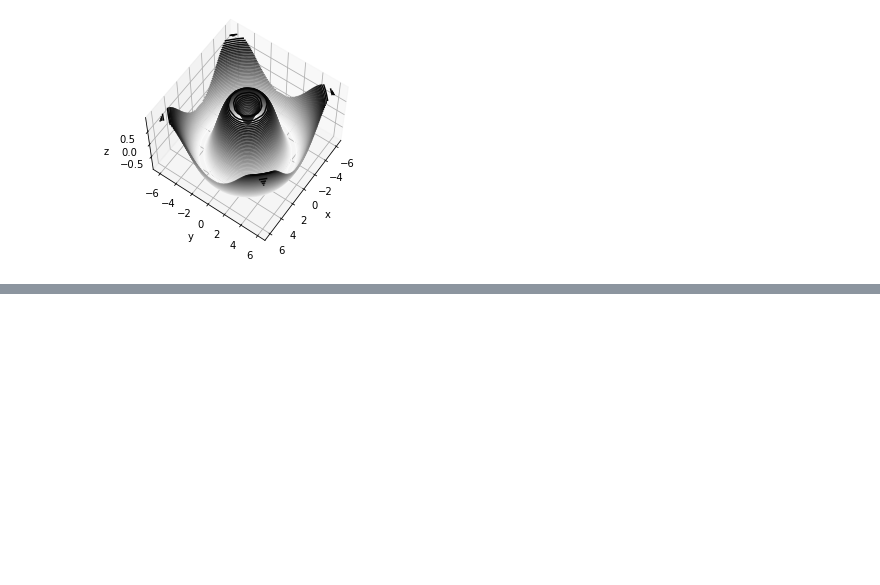
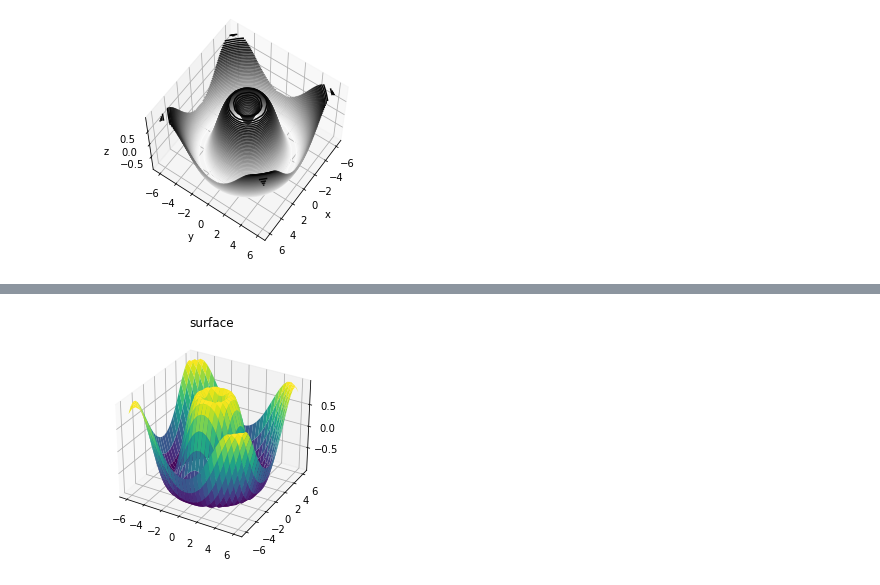
Before and after one commit to gmendozah/ucb-intro-data-science, a Jupyter notebook: Intro to Data Science/4.12 Three-Dimensional Plotting in Matplotlib.ipynb, the cells around one changed output, grey strips where cells are left out. Cells and saved outputs as stored; diff of their text form; code cells hidden in the pictures; blank space fills up the shorter version.

```diff
--- a/Intro to Data Science/4.12 Three-Dimensional Plotting in Matplotlib.ipynb
+++ b/Intro to Data Science/4.12 Three-Dimensional Plotting in Matplotlib.ipynb
@@ -54,0 +64,7 @@ fig
+# %%
+ax = plt.axes(projection='3d')
+ax.plot_surface(X, Y, Z, rstride=1, cstride=1,
+                cmap='viridis', edgecolor='none')
+ax.set_title('surface');
+# %% [output]
+[figure, added]
```
Also changed, not shown: parts of 3 cells of this notebook.
